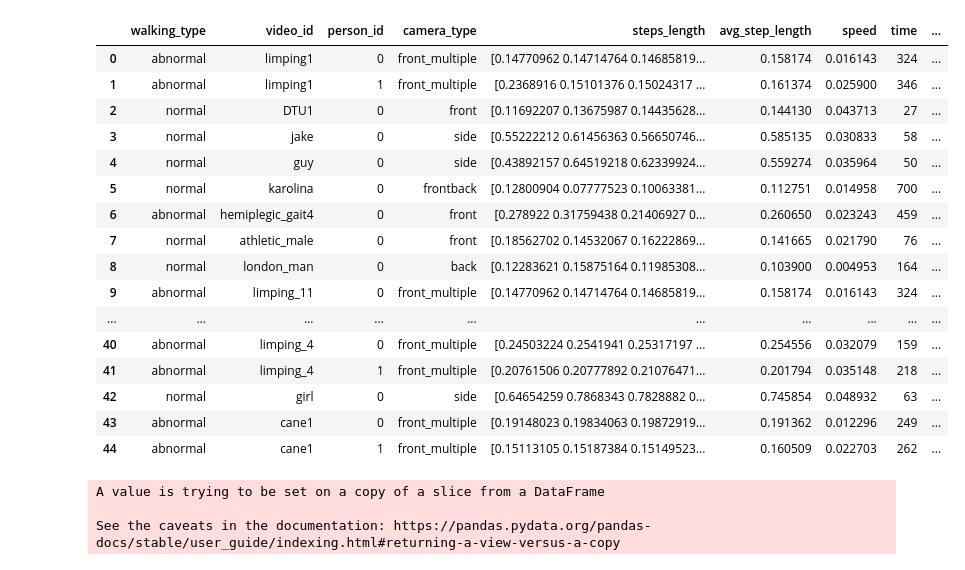
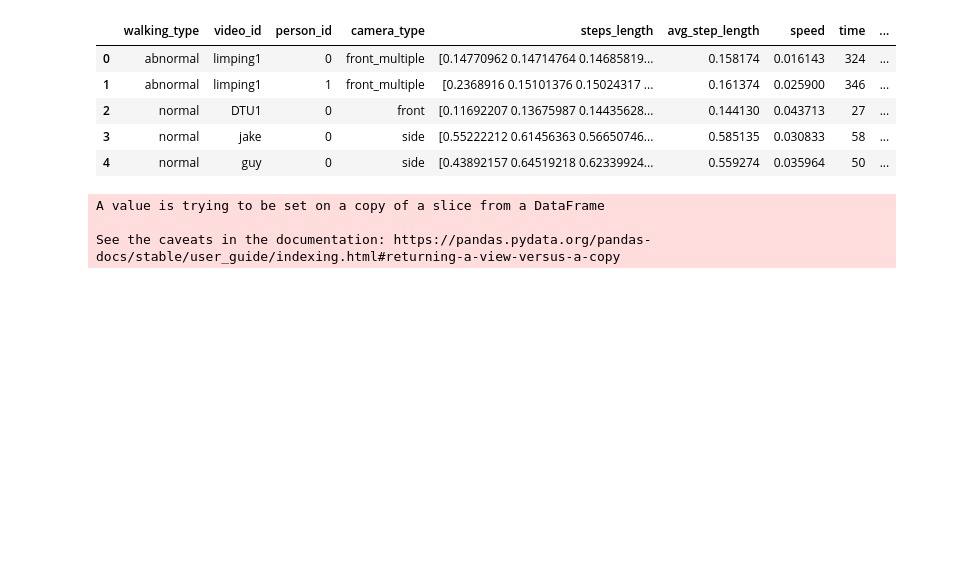
Before and after one commit to hrapek/Biomechanics, a Jupyter notebook: clustering.ipynb, the cells around one changed output. Cells and saved outputs as stored; diff of their text form; code cells hidden in the pictures; blank space fills up the shorter version.

```diff
--- a/clustering.ipynb
+++ b/clustering.ipynb
@@ -6,25 +6,14 @@ import numpy as np
 import plotly.express as px
 # %%
 biometrics_df = df = pd.read_csv('biometrics_data.csv', delimiter=';')
-biometrics_df
+biometrics_df.head()
 # %% [output]
 |  | walking_type | video_id | person_id | camera_type | steps_length | avg_step_length | speed | time | ... |
 | 0 | abnormal | limping1 | 0 | front_multiple | [0.14770962 0.14714764 0.14685819... | 0.158174 | 0.016143 | 324 | ... |
 | 1 | abnormal | limping1 | 1 | front_multiple | [0.2368916 0.15101376 0.15024317 ... | 0.161374 | 0.025900 | 346 | ... |
 | 2 | normal | DTU1 | 0 | front | [0.11692207 0.13675987 0.14435628... | 0.144130 | 0.043713 | 27 | ... |
 | 3 | normal | jake | 0 | side | [0.55222212 0.61456363 0.56650746... | 0.585135 | 0.030833 | 58 | ... |
 | 4 | normal | guy | 0 | side | [0.43892157 0.64519218 0.62339924... | 0.559274 | 0.035964 | 50 | ... |
-| 5 | normal | karolina | 0 | frontback | [0.12800904 0.07777523 0.10063381... | 0.112751 | 0.014958 | 700 | ... |
-| 6 | abnormal | hemiplegic_gait4 | 0 | front | [0.278922 0.31759438 0.21406927 0... | 0.260650 | 0.023243 | 459 | ... |
-| 7 | normal | athletic_male | 0 | front | [0.18562702 0.14532067 0.16222869... | 0.141665 | 0.021790 | 76 | ... |
-| 8 | normal | london_man | 0 | back | [0.12283621 0.15875164 0.11985308... | 0.103900 | 0.004953 | 164 | ... |
-| 9 | abnormal | limping_11 | 0 | front_multiple | [0.14770962 0.14714764 0.14685819... | 0.158174 | 0.016143 | 324 | ... |
-| ... | ... | ... | ... | ... | ... | ... | ... | ... | ... |
-| 40 | abnormal | limping_4 | 0 | front_multiple | [0.24503224 0.2541941 0.25317197 ... | 0.254556 | 0.032079 | 159 | ... |
-| 41 | abnormal | limping_4 | 1 | front_multiple | [0.20761506 0.20777892 0.21076471... | 0.201794 | 0.035148 | 218 | ... |
-| 42 | normal | girl | 0 | side | [0.64654259 0.7868343 0.7828882 0... | 0.745854 | 0.048932 | 63 | ... |
-| 43 | abnormal | cane1 | 0 | front_multiple | [0.19148023 0.19834063 0.19872919... | 0.191362 | 0.012296 | 249 | ... |
-| 44 | abnormal | cane1 | 1 | front_multiple | [0.15113105 0.15187384 0.15149523... | 0.160509 | 0.022703 | 262 | ... |
 # %%
 # Somehow the steps_length column is a string of a list of floats, so we need to convert it to a list of floats
 biometrics_df["steps_length"] = biometrics_df["steps_length"].apply(
```
Also changed, not shown: parts of 15 cells of this notebook.
